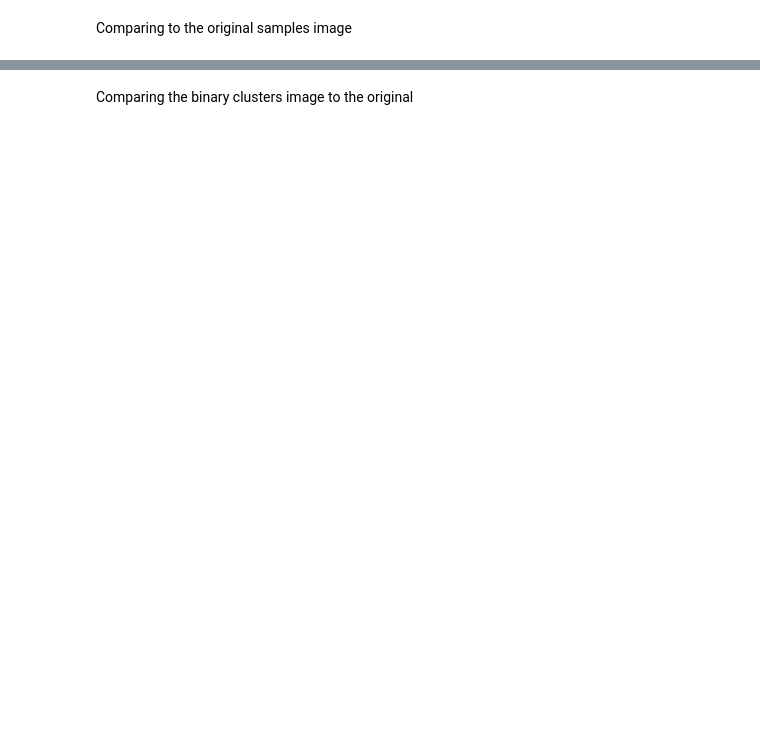
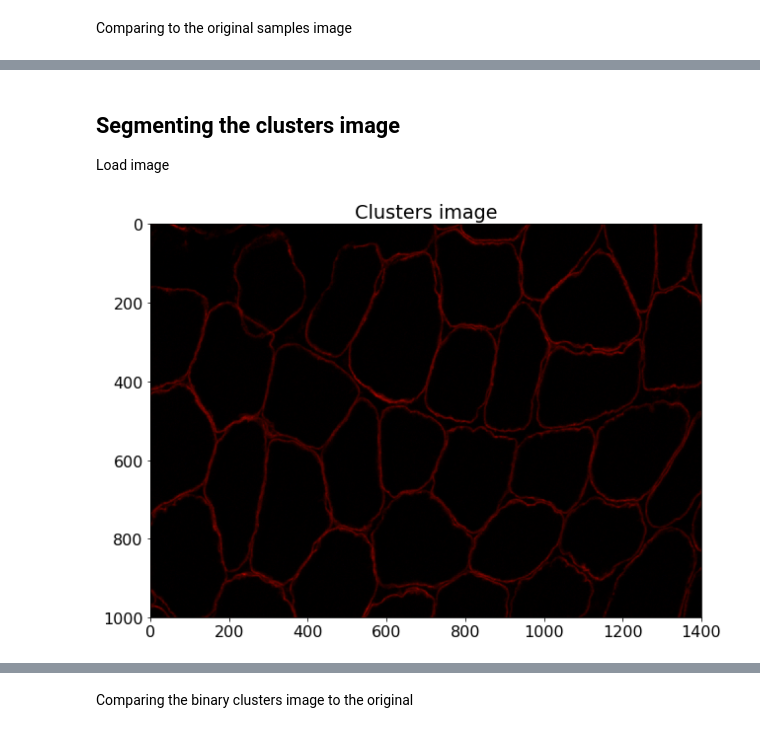
Before and after one commit to GSEL9/nih-prototype, a Jupyter notebook: prototype/analysis.ipynb, the cells around one changed output, grey strips where cells are left out. Drawn from its saved outputs; the diff is of its cells as text; code cells hidden in the pictures; blank space fills up the shorter version.

```diff
--- a/prototype/analysis.ipynb
+++ b/prototype/analysis.ipynb
@@ -234,8 +248,13 @@ Load image
+# %% [markdown]
+## Segmenting the clusters image
+
+Load image
 # %%
-#clusters = io.imread('./../../nih_images/clusters_train.tif')
-clusters = io.imread('./../../NIH/images/orig/membrane_v2.tif')
-
+clusters_image = io.imread('./../../nih_material/images/train/clusters_train.tif')
+#clusters = io.imread('./../../nih_material/images/orig/membrane_v2.tif')
 
 plt.figure(figsize=(10, 10))
-plt.imshow(clusters);
+plt.imshow(clusters_image);
 plt.title('Clusters image');
+# %% [output]
+[figure, added]
```
Also changed, not shown: parts of 32 cells of this notebook, 1 other file.
